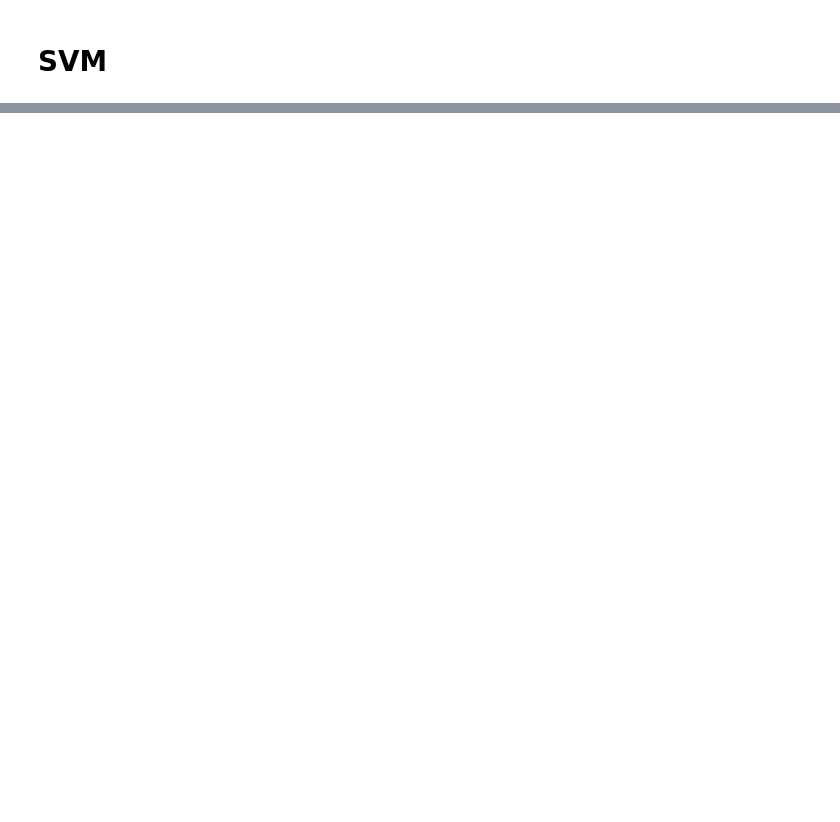
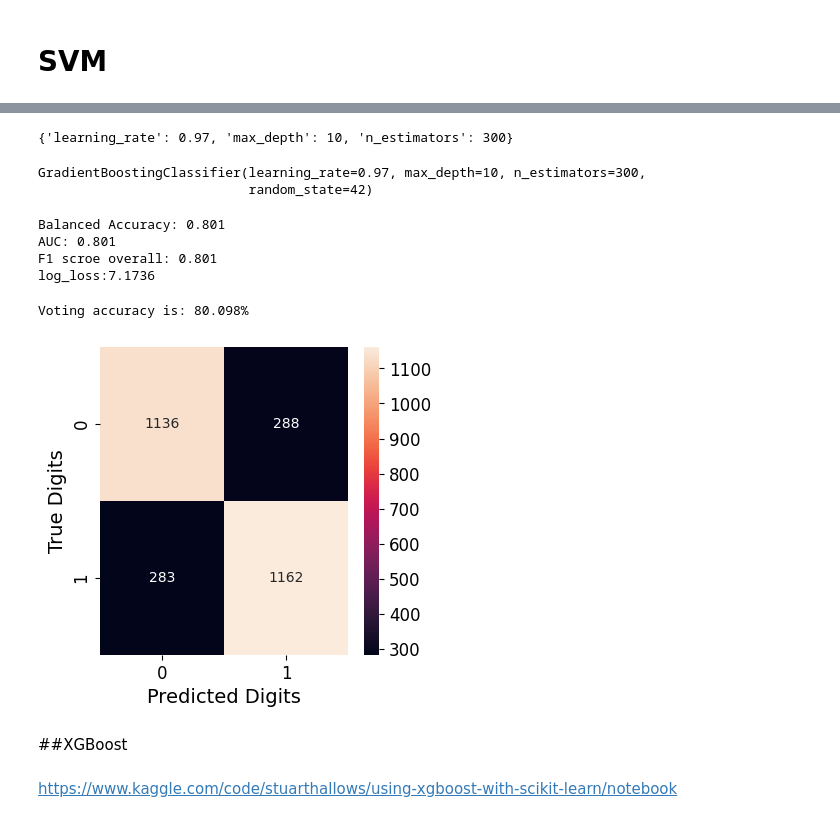
Before and after one commit to jhonnybenna/machine_learning, a Jupyter notebook: Spaceship_Titanic.ipynb, the cells around one changed output, grey strips where cells are left out. Cells and saved outputs as stored; diff of their text form; code cells hidden in the pictures; blank space fills up the shorter version.

Commit message:
Aggiornamento notebook Noemi

```diff
--- a/Spaceship_Titanic.ipynb
+++ b/Spaceship_Titanic.ipynb
@@ -701,0 +603,17 @@ Accuracy: 0.801673056814221
+# %%
+# Number of trees in random forest
+n_estimators = [int(x) for x in np.linspace(start=300, stop=500, num=1)]
+# Learning rate in AdaBoost
+learning_rate = [(0.97 + x / 100) for x in range(0, 8)]
+max_depth = [int(x) for x in np.linspace(10, 110, num=1)]
+max_depth.append(None)
+
+grad = GradientBoostingClassifier(random_state=42)
+
+parameters = {
+    'n_estimators': n_estimators,
+    'learning_rate': learning_rate,
+    'max_depth': max_depth
+}
+grad_grid = GridSearchCV(grad, parameters,scoring="accuracy", cv=5, verbose=1, n_jobs=-1)
+grad_grid.fit(X_train, y_train)
@@ -701,0 +628,38 @@ Accuracy: 0.801673056814221
+# %%
+grad_grid.best_params_
+# %% [output]
+{'learning_rate': 0.97, 'max_depth': 10, 'n_estimators': 300}
+# %%
+#Solo una prova
+grad_clf = GradientBoostingClassifier(n_estimators=300, learning_rate=0.97,
+                                 max_depth=10, random_state=42)
+grad_clf.fit(X_train, y_train)
+# %% [output]
+GradientBoostingClassifier(learning_rate=0.97, max_depth=10, n_estimators=300,
+                           random_state=42)
+# %%
+
+y_pred_grad=model_performance(grad_clf, X_test, y_test)
+
+#len(grad_v)
+# %% [output]
+Balanced Accuracy: 0.801
+AUC: 0.801
+F1 scroe overall: 0.801
+log_loss:7.1736
+# %%
+Grad_acc=grad_clf.score(X_test, y_test)
+print("Voting accuracy is: {0:.3f}%".format(Grad_acc * 100))
+cm_grad = confusion_matrix(y_test, y_pred_grad)
+plt.figure(figsize=(4, 4))
+sns.heatmap(cm_grad, annot=True, fmt='.0f')
+plt.xlabel("Predicted Digits")
+plt.ylabel("True Digits")
+plt.show()
+# %% [output]
+Voting accuracy is: 80.098%
+[figure, added]
+# %% [markdown]
+##XGBoost
+# %% [markdown]
+https://www.kaggle.com/code/stuarthallows/using-xgboost-with-scikit-learn/notebook
```
Also changed, not shown: parts of 45 cells of this notebook.
